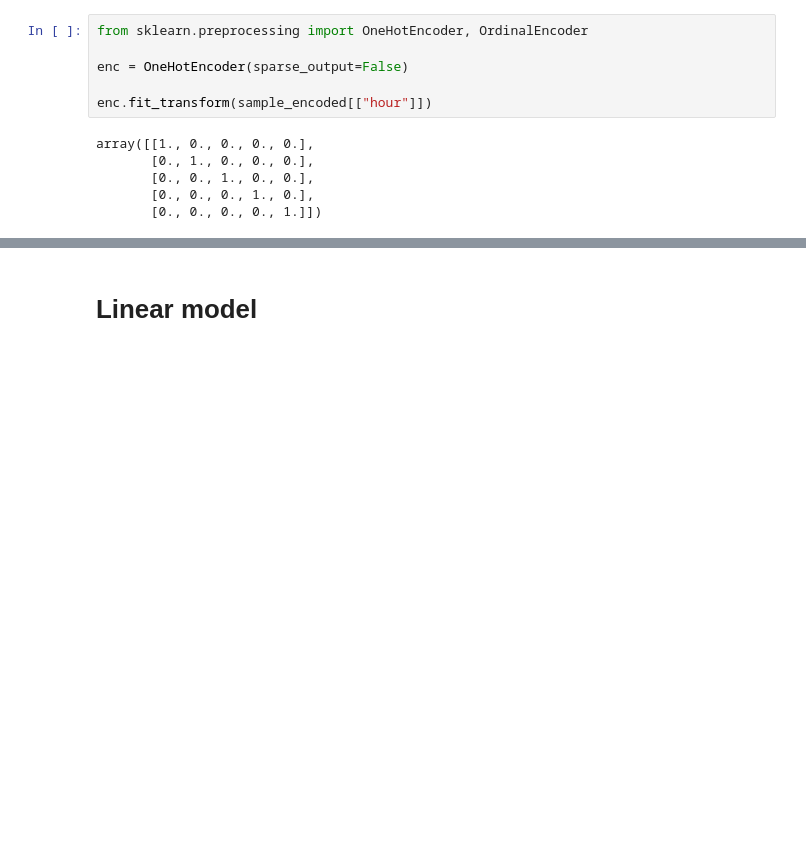
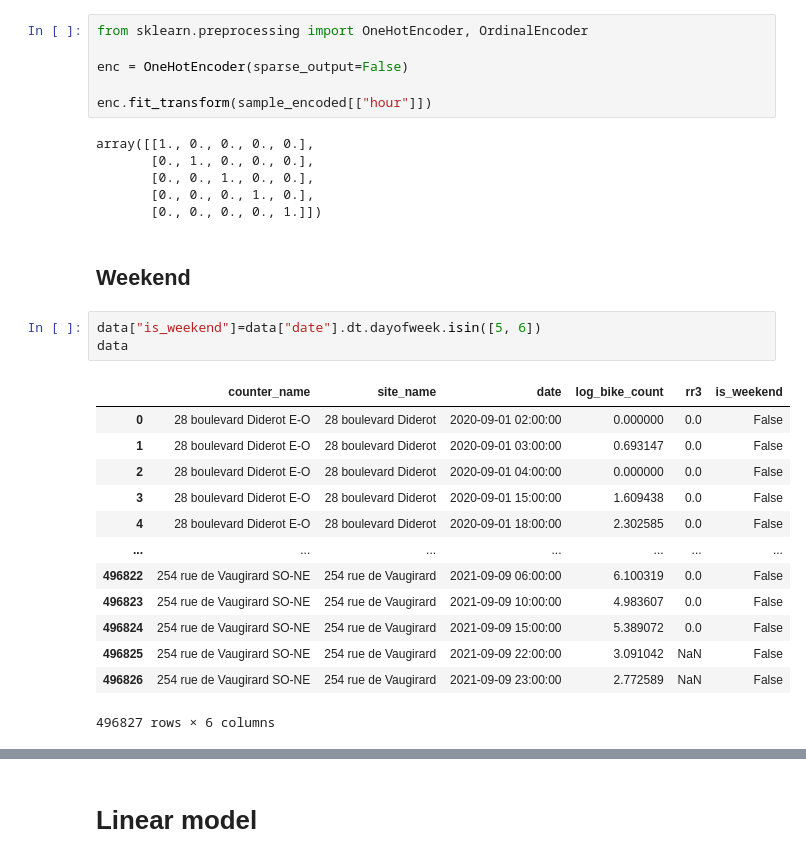
Before and after one commit to Turoc234/bike_counters_Malo_Artus, a Jupyter notebook: bike_simple.ipynb, the cells around one changed output, grey strips where cells are left out. Cells and saved outputs as stored; diff of their text form; blank space fills up the shorter version.

```diff
--- a/bike_simple.ipynb
+++ b/bike_simple.ipynb
@@ -121,3 +144,22 @@ array([[1., 0., 0., 0., 0.],
        [0., 0., 1., 0., 0.],
        [0., 0., 0., 1., 0.],
        [0., 0., 0., 0., 1.]])
+# %% [markdown]
+## Weekend
+# %%
+data["is_weekend"]=data["date"].dt.dayofweek.isin([5, 6])
+data
+# %% [output]
+|  | counter_name | site_name | date | log_bike_count | rr3 | is_weekend |
+| 0 | 28 boulevard Diderot E-O | 28 boulevard Diderot | 2020-09-01 02:00:00 | 0.000000 | 0.0 | False |
+| 1 | 28 boulevard Diderot E-O | 28 boulevard Diderot | 2020-09-01 03:00:00 | 0.693147 | 0.0 | False |
+| 2 | 28 boulevard Diderot E-O | 28 boulevard Diderot | 2020-09-01 04:00:00 | 0.000000 | 0.0 | False |
+| 3 | 28 boulevard Diderot E-O | 28 boulevard Diderot | 2020-09-01 15:00:00 | 1.609438 | 0.0 | False |
+| 4 | 28 boulevard Diderot E-O | 28 boulevard Diderot | 2020-09-01 18:00:00 | 2.302585 | 0.0 | False |
+| ... | ... | ... | ... | ... | ... | ... |
+| 496822 | 254 rue de Vaugirard SO-NE | 254 rue de Vaugirard | 2021-09-09 06:00:00 | 6.100319 | 0.0 | False |
+| 496823 | 254 rue de Vaugirard SO-NE | 254 rue de Vaugirard | 2021-09-09 10:00:00 | 4.983607 | 0.0 | False |
+| 496824 | 254 rue de Vaugirard SO-NE | 254 rue de Vaugirard | 2021-09-09 15:00:00 | 5.389072 | 0.0 | False |
+| 496825 | 254 rue de Vaugirard SO-NE | 254 rue de Vaugirard | 2021-09-09 22:00:00 | 3.091042 | NaN | False |
+| 496826 | 254 rue de Vaugirard SO-NE | 254 rue de Vaugirard | 2021-09-09 23:00:00 | 2.772589 | NaN | False |
+496827 rows × 6 columns
```
Also changed, not shown: parts of 17 cells of this notebook.
